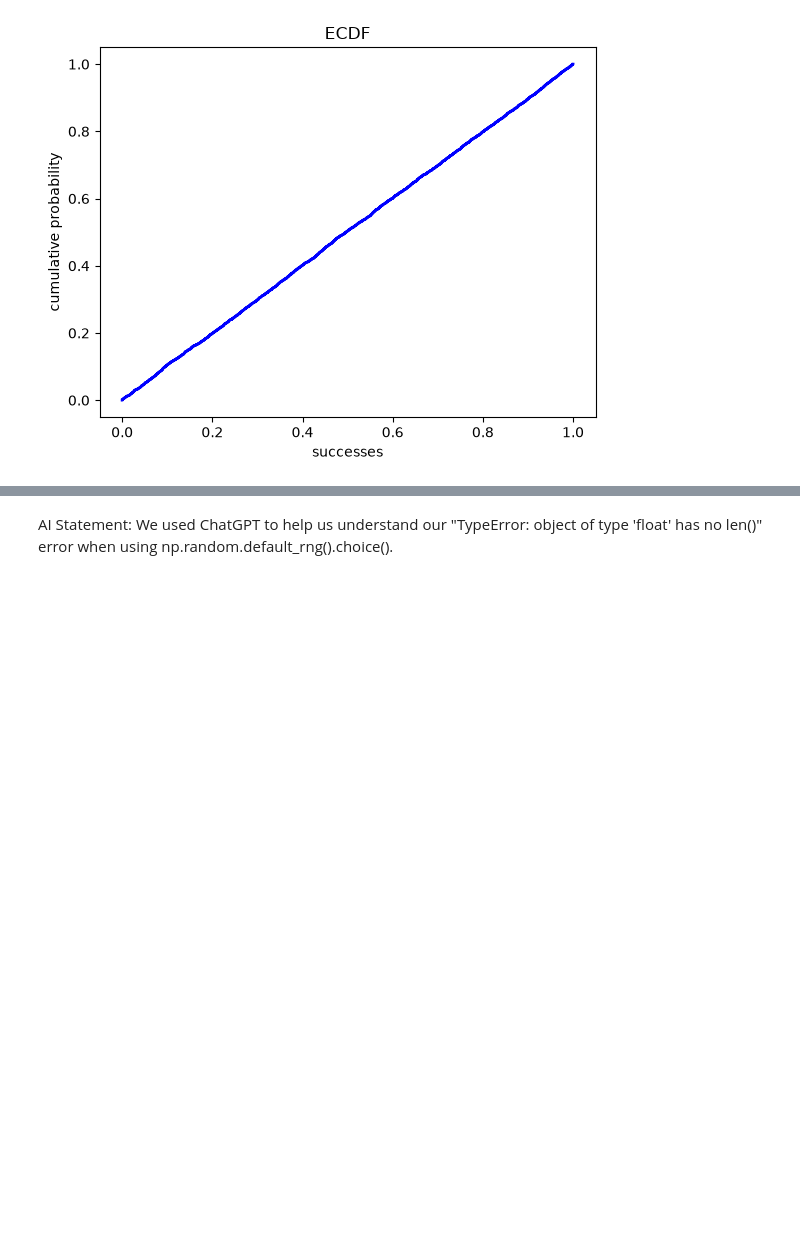
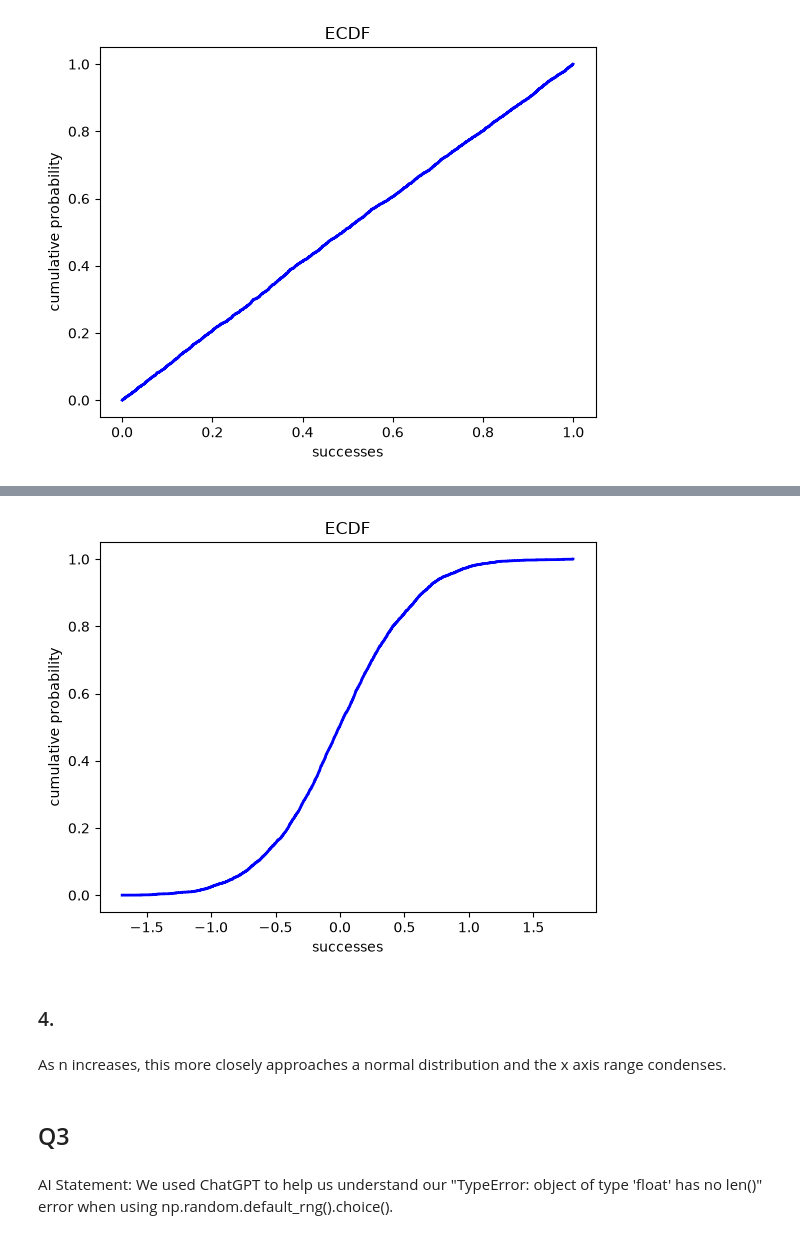
Before and after one commit to hdykens/UU_Lab_Repo, a Jupyter notebook: lab_04/lab_04.ipynb, the cells around one changed output, grey strips where cells are left out. Drawn from its saved outputs; the diff is of its cells as text; code cells hidden in the pictures; blank space fills up the shorter version.

```diff
--- a/lab_04/lab_04.ipynb
+++ b/lab_04/lab_04.ipynb
@@ -122,2 +175,23 @@ As you increase $K$, the distribution approaches a uniform distribution.
+# %%
+rng = np.random.default_rng()
+sampleA = rng.uniform((np.sqrt(3)* -1), np.sqrt(3), size = [5000,128])
+
+mean_of_everything = np.mean(sampleA, axis=1) * np.sqrt(N)
+
+#left plot: ECDF plot
+x, y = ecdf_xy(mean_of_everything)
+plt.step(x, y, where='post', color='blue', lw=2)
+plt.title("ECDF")
+plt.xlabel("successes")
+plt.ylabel("cumulative probability")
+plt.show()
+# %% [output]
+[figure, added]
+# %% [markdown]
+### 4.
+# %% [markdown]
+As n increases, this more closely approaches a normal distribution and the x axis range condenses.
+# %% [markdown]
+## Q3
 # %% [markdown]
 AI Statement: We used ChatGPT to help us understand our "TypeError: object of type 'float' has no len()" error when using np.random.default_rng().choice().
```
Also changed, not shown: parts of 10 cells of this notebook.
